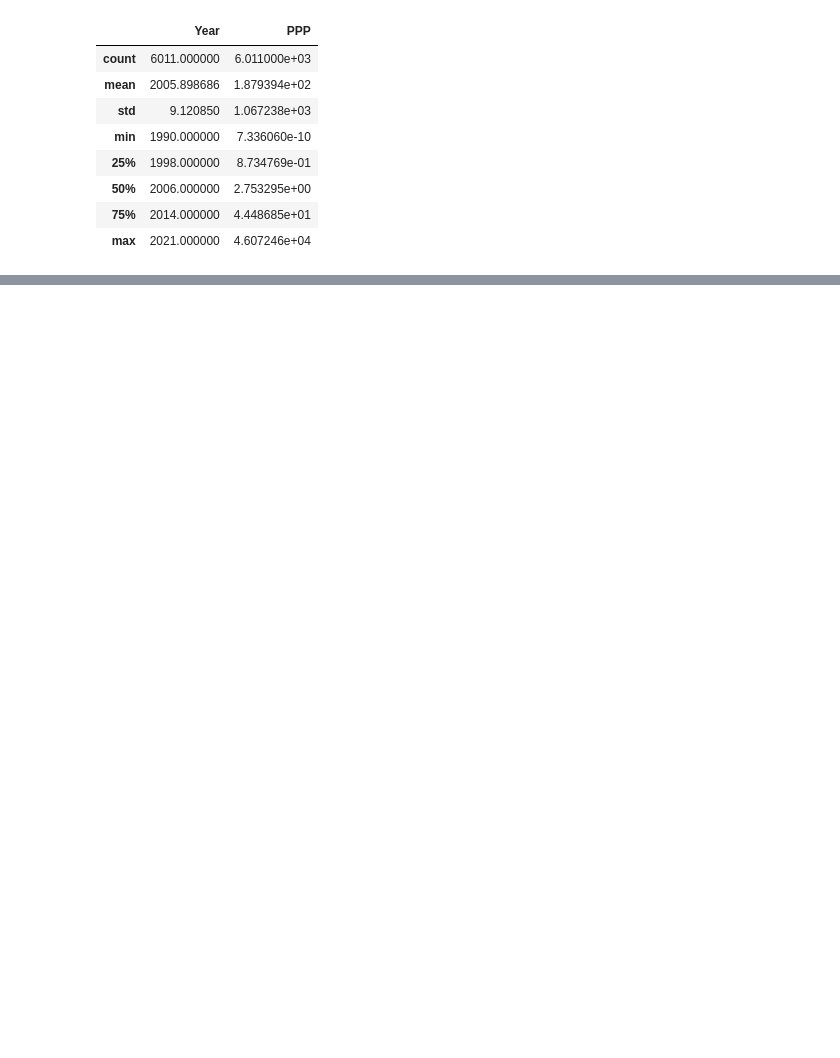
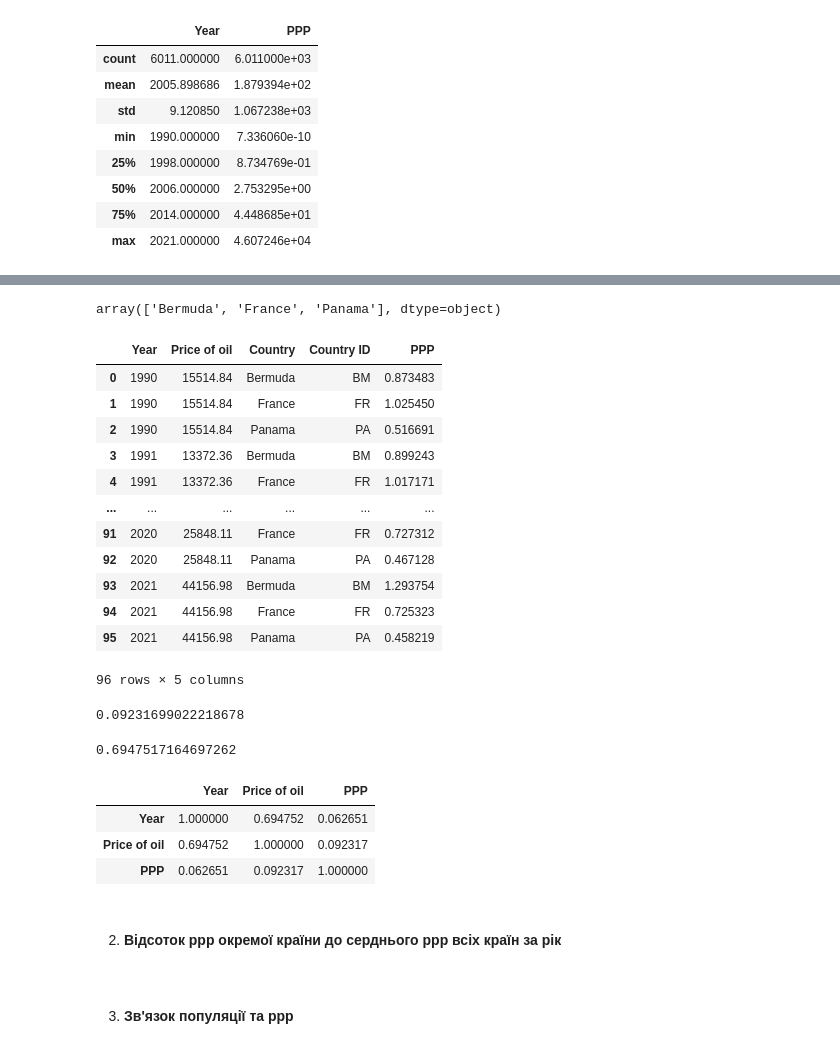
Before and after one commit to alenaporoskun/ssu_2023_pbd, a Jupyter notebook: labs/lab7/samples/sample.ipynb, the cells around one changed output, grey strips where cells are left out. Cells and saved outputs as stored; diff of their text form; code cells hidden in the pictures; blank space fills up the shorter version.

```diff
--- a/labs/lab7/samples/sample.ipynb
+++ b/labs/lab7/samples/sample.ipynb
@@ -275,0 +440,8 @@ if __name__ == "__main__":
+# %%
+grouped_df2 = df_oil_gr.groupby('Year')['Price'].sum()
+print(grouped_df2.head(), '\n')
+
+df_oil_gr_new = pd.DataFrame(np.zeros((len(grouped_df2),2)), columns =  ['Year', 'Price of oil'])
+df_oil_gr_new['Year']  = grouped_df2.index
+df_oil_gr_new['Price of oil'] = grouped_df2.values
+df_oil_gr_new.head()
@@ -275,0 +462,3 @@ if __name__ == "__main__":
+# %%
+data_ppp = pd.read_csv('../src/ppp/ppp-gdp.csv')
+data_ppp.head(3)
@@ -275,0 +470,4 @@ if __name__ == "__main__":
+# %%
+filter_country = ['Bermuda', 'France', 'Panama']
+data_ppp_filter = data_ppp.query('Country in @filter_country')
+data_ppp_filter
@@ -275,0 +488,44 @@ if __name__ == "__main__":
+# %%
+data_ppp_filter['Country'].unique()
+# %% [output]
+array(['Bermuda', 'France', 'Panama'], dtype=object)
+# %%
+df_merged = pd.merge(
+    df_oil_gr_new, data_ppp_filter,
+    left_on='Year',
+    right_on='Year')
+# %%
+df_merged
+# %% [output]
+|  | Year | Price of oil | Country | Country ID | PPP |
+| 0 | 1990 | 15514.84 | Bermuda | BM | 0.873483 |
+| 1 | 1990 | 15514.84 | France | FR | 1.025450 |
+| 2 | 1990 | 15514.84 | Panama | PA | 0.516691 |
+| 3 | 1991 | 13372.36 | Bermuda | BM | 0.899243 |
+| 4 | 1991 | 13372.36 | France | FR | 1.017171 |
+| ... | ... | ... | ... | ... | ... |
+| 91 | 2020 | 25848.11 | France | FR | 0.727312 |
+| 92 | 2020 | 25848.11 | Panama | PA | 0.467128 |
+| 93 | 2021 | 44156.98 | Bermuda | BM | 1.293754 |
+| 94 | 2021 | 44156.98 | France | FR | 0.725323 |
+| 95 | 2021 | 44156.98 | Panama | PA | 0.458219 |
+96 rows × 5 columns
+# %%
+df_merged['Price of oil'].corr(df_merged['PPP'])
+# %% [output]
+0.09231699022218678
+# %%
+df_merged['Price of oil'].corr(df_merged['Year'])
+# %% [output]
+0.6947517164697262
+# %%
+df_merged.corr()
+# %% [output]
+|  | Year | Price of oil | PPP |
+| Year | 1.000000 | 0.694752 | 0.062651 |
+| Price of oil | 0.694752 | 1.000000 | 0.092317 |
+| PPP | 0.062651 | 0.092317 | 1.000000 |
+# %% [markdown]
+2. #### Відсоток **ppp** окремої країни до серднього **ppp** всіх країн за рік
+# %% [markdown]
+3. #### Зв'язок популяції та ppp
```
Also changed, not shown: parts of 43 cells of this notebook, 1 other file.
